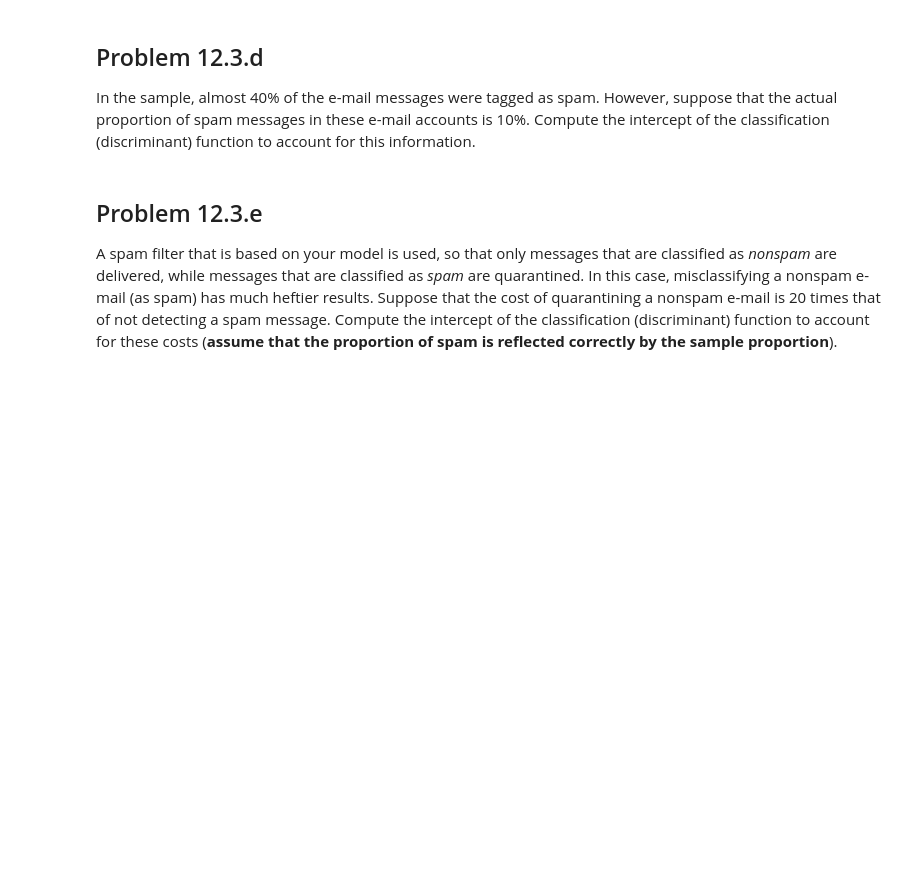
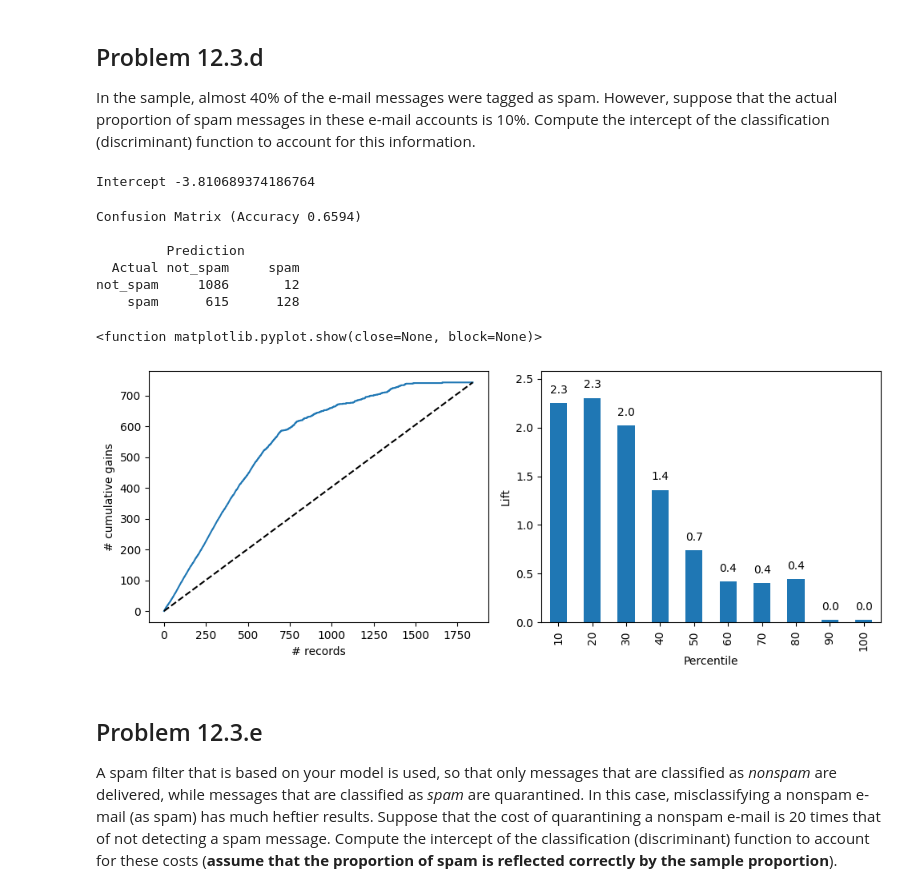
Before and after one commit to wolfesamk/MSBA-207, a Jupyter notebook: Homework/MSBA 207 Chapter 12.ipynb, the cells around one changed output. Saved outputs shown, nothing was run; the diff lists cells and outputs as text; code cells hidden in the pictures; blank space fills up the shorter version.

```diff
--- a/Homework/MSBA 207 Chapter 12.ipynb
+++ b/Homework/MSBA 207 Chapter 12.ipynb
@@ -500,6 +405,37 @@ If we are interested mainly in detecting spam messages, is this model useful? Us
 # %% [markdown]
 ## Problem 12.3.d
 In the sample, almost 40\% of the e-mail messages were tagged as spam. However, suppose that the actual proportion of spam messages in these e-mail accounts is 10\%. Compute the intercept of the classification (discriminant) function to account for this information.
+# %%
+lda_reg_2 = LinearDiscriminantAnalysis(priors=[0.9,0.1])
+lda_reg_2.fit(train_X,train_y)
+print('Intercept', lda_reg_2.intercept_[0])
+# %% [output]
+Intercept -3.810689374186764
+# %%
+classificationSummary(valid_y,lda_reg_2.predict(valid_X),class_names=lda_reg_2.classes_)
+lda_proba_2 = lda_reg_2.predict_proba(valid_X)
+result_2 = pd.DataFrame({'Actual':valid_y,
+                      'p(0)': [p[0] for p in lda_proba_2],
+                      'p(1)': [p[1] for p in lda_proba_2]
+                      })
+result_2['Actual'] = result_2.Actual.replace('spam',1)
+result_2['Actual'] = result_2.Actual.replace('not_spam',0)
+result_2['Actual'] = result_2['Actual'].astype(dtype='uint8')
+result_2 = result_2.sort_values(by=['p(1)'], ascending=False)
+fig, axes = plt.subplots(nrows=1,ncols=2, figsize=(10,4))
+gainsChart(result_2.Actual, ax=axes[0])
+liftChart(result_2.Actual,title=False, ax=axes[1])
+plt.tight_layout()
+plt.show
+# %% [output]
+Confusion Matrix (Accuracy 0.6594)
+
+         Prediction
+  Actual not_spam     spam
+not_spam     1086       12
+    spam      615      128
+<function matplotlib.pyplot.show(close=None, block=None)>
+[figure, added]
 # %% [markdown]
 ## Problem 12.3.e
 A spam filter that is based on your model is used, so that only messages that are classified as _nonspam_ are delivered, while messages that are classified as _spam_ are quarantined. In this case, misclassifying a nonspam e-mail (as spam) has much heftier results. Suppose that the cost of quarantining a nonspam e-mail is 20 times
```
Also changed, not shown: parts of 45 cells of this notebook.
